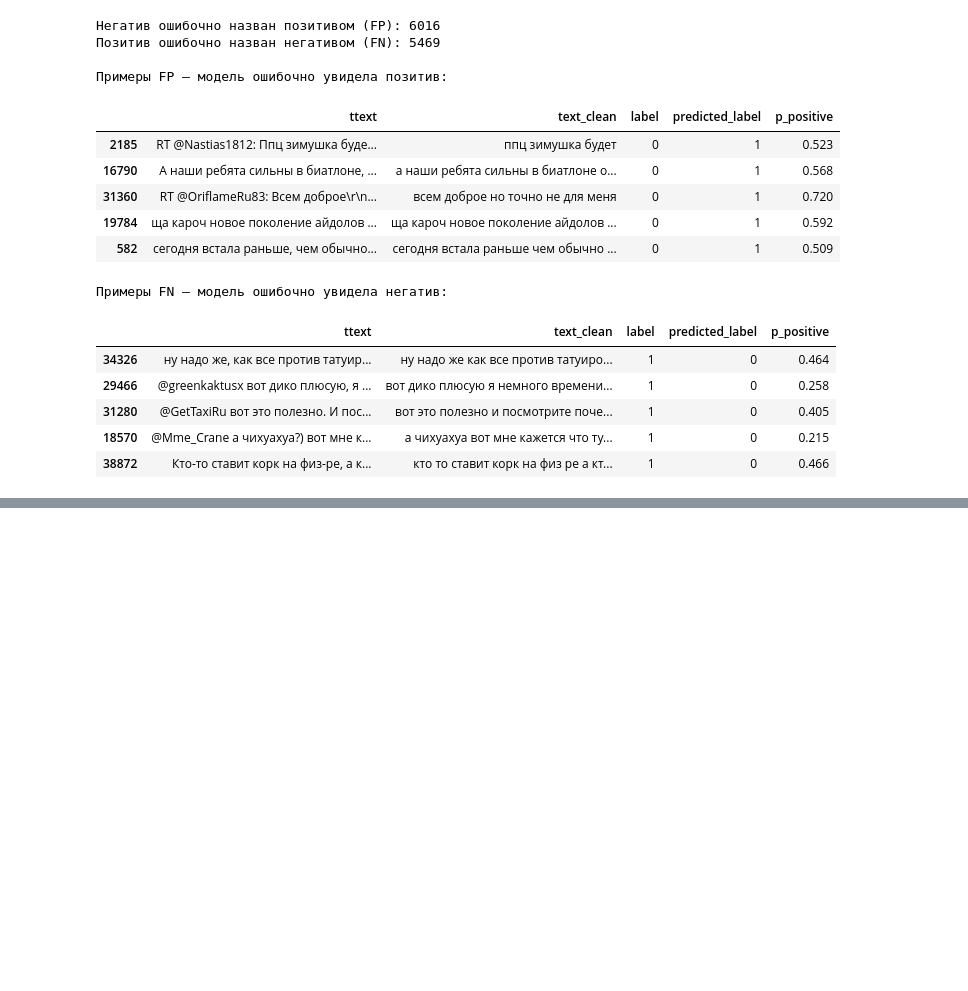
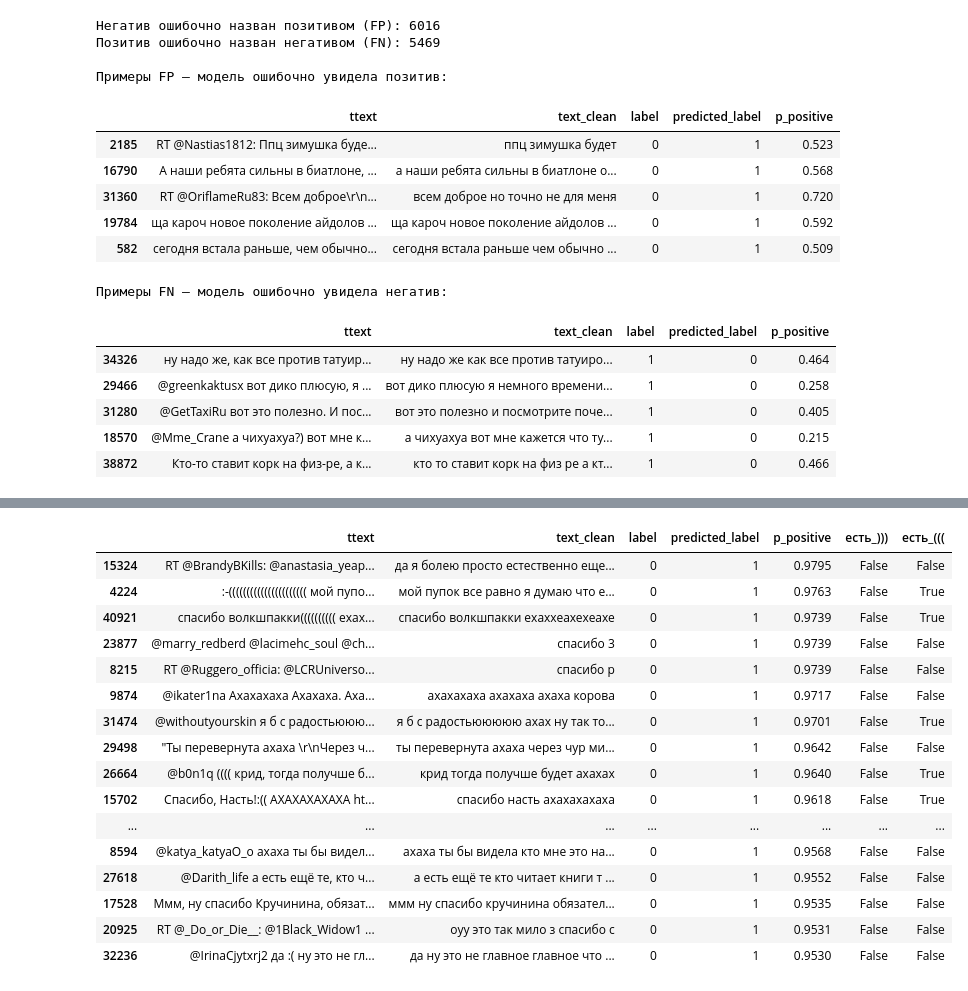
Before and after one commit to avtorpc/fundament_nlp, a Jupyter notebook: Untitled.ipynb, the cells around one changed output, grey strips where cells are left out. Drawn from its saved outputs; the diff is of its cells as text; code cells hidden in the pictures; blank space fills up the shorter version.

Commit message:
feat: Частичная оценка ошибок которые возникли в 32 нейронах через отправку ошибочных твитов в chatGPT

```diff
--- a/Untitled.ipynb
+++ b/Untitled.ipynb
@@ -1173,0 +788,83 @@ display(threshold_table)
+# %%
+# ШАГ 15 — Подробный разбор ошибок модели с 32 нейронами
+
+# На шаге 14 мы создали test_results: исходный текст, очищенный текст,
+# правильную метку, ответ модели и вероятность позитива.
+# Берём только те строки, где ответ модели не совпал с правильной меткой.
+errors_32 = test_results.loc[
+    test_results["label"] != test_results["predicted_label"]
+].copy()
+
+# Отмечаем скобочные смайлики в ИСХОДНОМ тексте.
+# Эти отметки нужны нам для анализа, модель их не использовала.
+errors_32["есть_)))"] = errors_32["ttext"].str.contains(
+    r"\){2,}", regex=True, na=False
+)
+errors_32["есть_((("] = errors_32["ttext"].str.contains(
+    r"\({2,}", regex=True, na=False
+)
+
+# FP: настоящий негатив (0) модель назвала позитивом (1).
+false_positive_32 = errors_32.loc[
+    (errors_32["label"] == 0)
+    & (errors_32["predicted_label"] == 1)
+]
+
+# FN: настоящий позитив (1) модель назвала негативом (0).
+false_negative_32 = errors_32.loc[
+    (errors_32["label"] == 1)
+    & (errors_32["predicted_label"] == 0)
+]
+
+print("Всего ошибок:", len(errors_32))
+print("FP — негатив ошибочно назван позитивом:", len(false_positive_32))
+print("FN — позитив ошибочно назван негативом:", len(false_negative_32))
+
+# Показываем одни и те же столбцы во всех четырёх таблицах.
+columns_to_analyze = [
+    "ttext",             # Исходное сообщение: здесь видны скобки и смайлики.
+    "text_clean",        # Очищенный текст: именно его получила модель.
+    "label",             # Правильная метка из CSV.
+    "predicted_label",   # Ответ модели с 32 нейронами.
+    "p_positive",        # Вероятность позитива по оценке модели.
+    "есть_)))",          # Есть ли позитивные скобки в исходном тексте.
+    "есть_(((",          # Есть ли негативные скобки в исходном тексте.
+]
+
+# В FP модель ответила «позитив».
+# Чем выше p_positive, тем увереннее был этот ошибочный ответ.
+fp_confident = false_positive_32.sort_values(
+    "p_positive", ascending=False
+).head(20)
+
+# В FP вероятность чуть выше 0,5 означает близость к порогу.
+fp_near_threshold = false_positive_32.sort_values(
+    "p_positive", ascending=True
+).head(20)
+
+# В FN модель ответила «негатив».
+# Чем НИЖЕ p_positive, тем увереннее был ошибочный ответ «негатив».
+fn_confident = false_negative_32.sort_values(
+    "p_positive", ascending=True
+).head(20)
+
+# В FN вероятность чуть ниже 0,5 означает близость к порогу.
+fn_near_threshold = false_negative_32.sort_values(
+    "p_positive", ascending=False
+).head(20)
+
+# Временно показываем длинные сообщения полностью.
+# Четыре таблицы содержат по 20 сообщений каждая.
+with pd.option_context("display.max_colwidth", None):
+    print("\n20 самых уверенных FP — негатив назван позитивом:")
+    display(fp_confident[columns_to_analyze].round({"p_positive": 4}))
+
+    print("\n20 FP, ближайших к порогу 0,5:")
+    display(fp_near_threshold[columns_to_analyze].round({"p_positive": 4}))
+
+    print("\n20 самых уверенных FN — позитив назван негативом:")
+    display(fn_confident[columns_to_analyze].round({"p_positive": 4}))
+
+    print("\n20 FN, ближайших к порогу 0,5:")
+    display(fn_near_threshold[columns_to_analyze].round({"p_positive": 4}))
+# %% [output]
@@ -1173,0 +876,17 @@ display(threshold_table)
+|  | ttext | text_clean | label | predicted_label | p_positive | есть_))) | есть_((( |
+| 15324 | RT @BrandyBKills: @anastasia_yeap... | да я болею просто естественно еще... | 0 | 1 | 0.9795 | False | False |
+| 4224 | :-(((((((((((((((((((((( мой пупо... | мой пупок все равно я думаю что е... | 0 | 1 | 0.9763 | False | True |
+| 40921 | спасибо волкшпакки(((((((((( ехах... | спасибо волкшпакки ехаххеахехеахе | 0 | 1 | 0.9739 | False | True |
+| 23877 | @marry_redberd @lacimehc_soul @ch... | спасибо 3 | 0 | 1 | 0.9739 | False | False |
+| 8215 | RT @Ruggero_officia: @LCRUniverso... | спасибо р | 0 | 1 | 0.9739 | False | False |
+| 9874 | @ikater1na Ахахахаха Ахахаха. Аха... | ахахахаха ахахаха ахаха корова | 0 | 1 | 0.9717 | False | False |
+| 31474 | @withoutyourskin я б с радостьююю... | я б с радостьююююю ахах ну так то... | 0 | 1 | 0.9701 | False | True |
+| 29498 | "Ты перевернута ахаха \r\nЧерез ч... | ты перевернута ахаха через чур ми... | 0 | 1 | 0.9642 | False | False |
+| 26664 | @b0n1q (((( крид, тогда получше б... | крид тогда получше будет ахахах | 0 | 1 | 0.9640 | False | True |
+| 15702 | Спасибо, Насть!:(( АХАХАХАХАХА ht... | спасибо насть ахахахахаха | 0 | 1 | 0.9618 | False | True |
+| ... | ... | ... | ... | ... | ... | ... | ... |
+| 8594 | @katya_katyaO_o ахаха ты бы видел... | ахаха ты бы видела кто мне это на... | 0 | 1 | 0.9568 | False | False |
+| 27618 | @Darith_life а есть ещё те, кто ч... | а есть ещё те кто читает книги т ... | 0 | 1 | 0.9552 | False | False |
+| 17528 | Ммм, ну спасибо Кручинина, обязат... | ммм ну спасибо кручинина обязател... | 0 | 1 | 0.9535 | False | False |
+| 20925 | RT @_Do_or_Die__: @1Black_Widow1 ... | оуу это так мило з спасибо с | 0 | 1 | 0.9531 | False | False |
+| 32236 | @IrinaCjytxrj2 да :( ну это не гл... | да ну это не главное главное что ... | 0 | 1 | 0.9530 | False | False |
```
Also changed, not shown: parts of 5 cells of this notebook, 1 other file.
